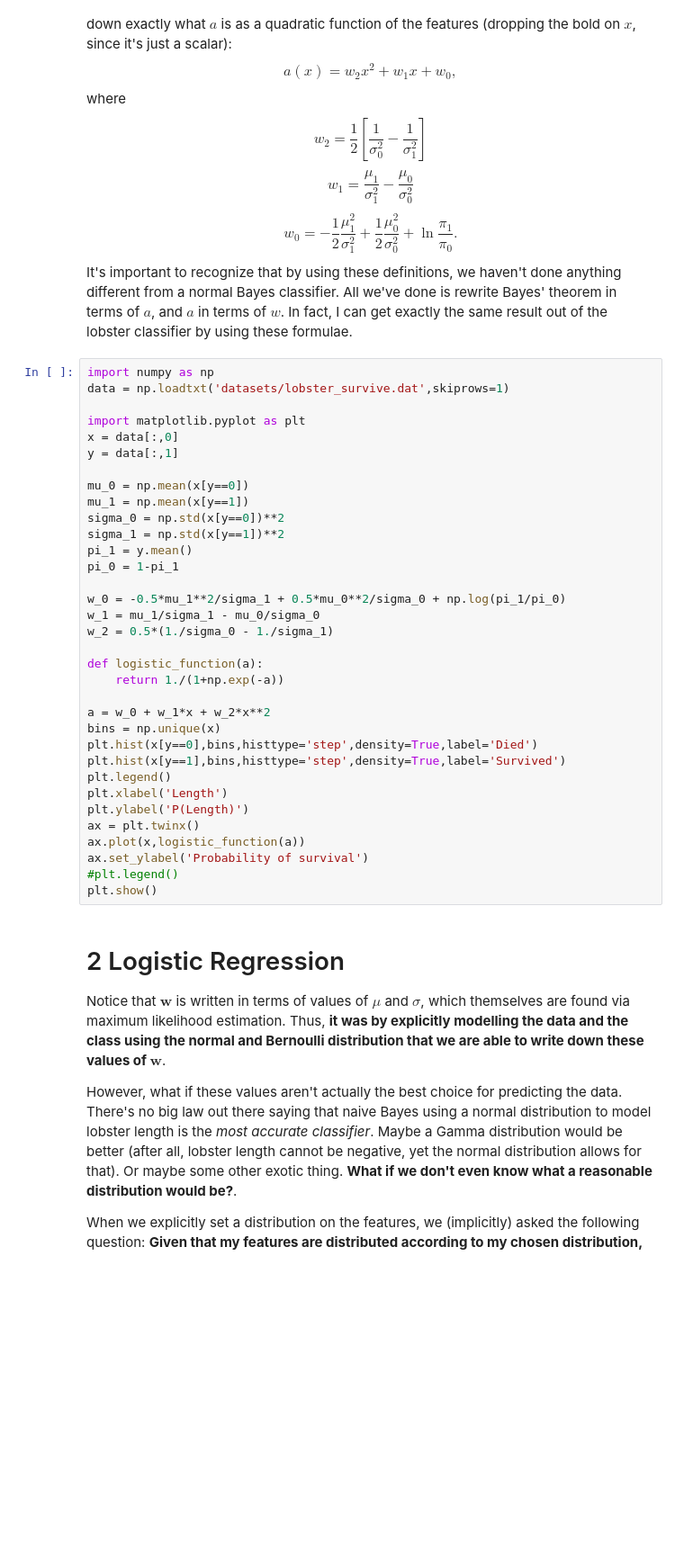
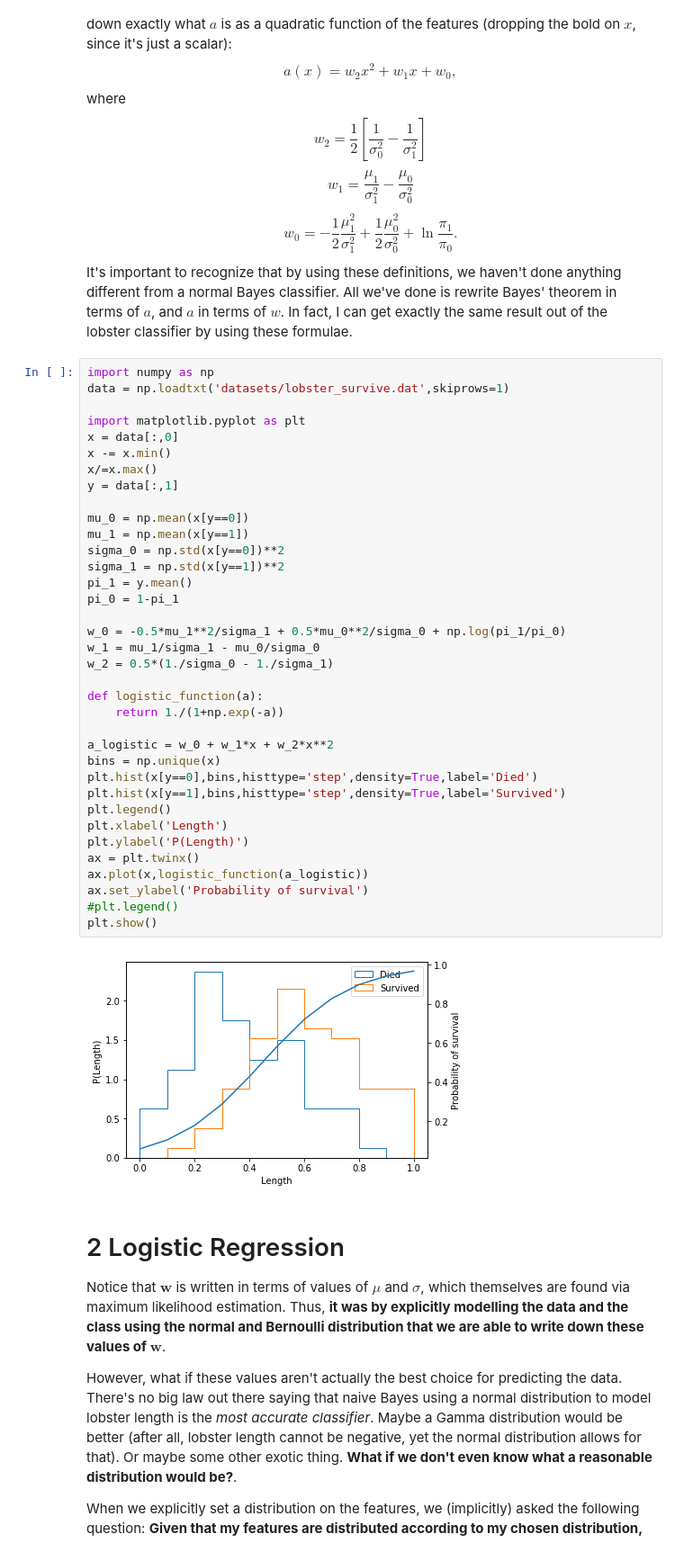
Before and after one commit to UM-CSCI-447-547-Fall-2019/04-softmax-regression, a Jupyter notebook: 04_softmax.ipynb, the cells around one changed output. Shown: that part at 90% size. Drawn from its saved outputs; the diff is of its cells as text; blank space fills up the shorter version.

```diff
--- a/04_softmax.ipynb
+++ b/04_softmax.ipynb
@@ -86,35 +88,39 @@ import numpy as np
 data = np.loadtxt('datasets/lobster_survive.dat',skiprows=1)
 
 import matplotlib.pyplot as plt
 x = data[:,0]
+x -= x.min()
+x/=x.max()
 y = data[:,1]
 
 mu_0 = np.mean(x[y==0])
 mu_1 = np.mean(x[y==1])
 sigma_0 = np.std(x[y==0])**2
 sigma_1 = np.std(x[y==1])**2
 pi_1 = y.mean()
 pi_0 = 1-pi_1
 
 w_0 = -0.5*mu_1**2/sigma_1 + 0.5*mu_0**2/sigma_0 + np.log(pi_1/pi_0)
 w_1 = mu_1/sigma_1 - mu_0/sigma_0
 w_2 = 0.5*(1./sigma_0 - 1./sigma_1)
 
 def logistic_function(a):
     return 1./(1+np.exp(-a))
 
-a = w_0 + w_1*x + w_2*x**2
+a_logistic = w_0 + w_1*x + w_2*x**2
 bins = np.unique(x)
 plt.hist(x[y==0],bins,histtype='step',density=True,label='Died')
 plt.hist(x[y==1],bins,histtype='step',density=True,label='Survived')
 plt.legend()
 plt.xlabel('Length')
 plt.ylabel('P(Length)')
 ax = plt.twinx()
-ax.plot(x,logistic_function(a))
+ax.plot(x,logistic_function(a_logistic))
 ax.set_ylabel('Probability of survival')
 #plt.legend()
 plt.show()
+# %% [output]
+[figure, added]
 # %% [markdown]
 # 2 Logistic Regression
 
```
Also changed, not shown: parts of 14 cells of this notebook.
